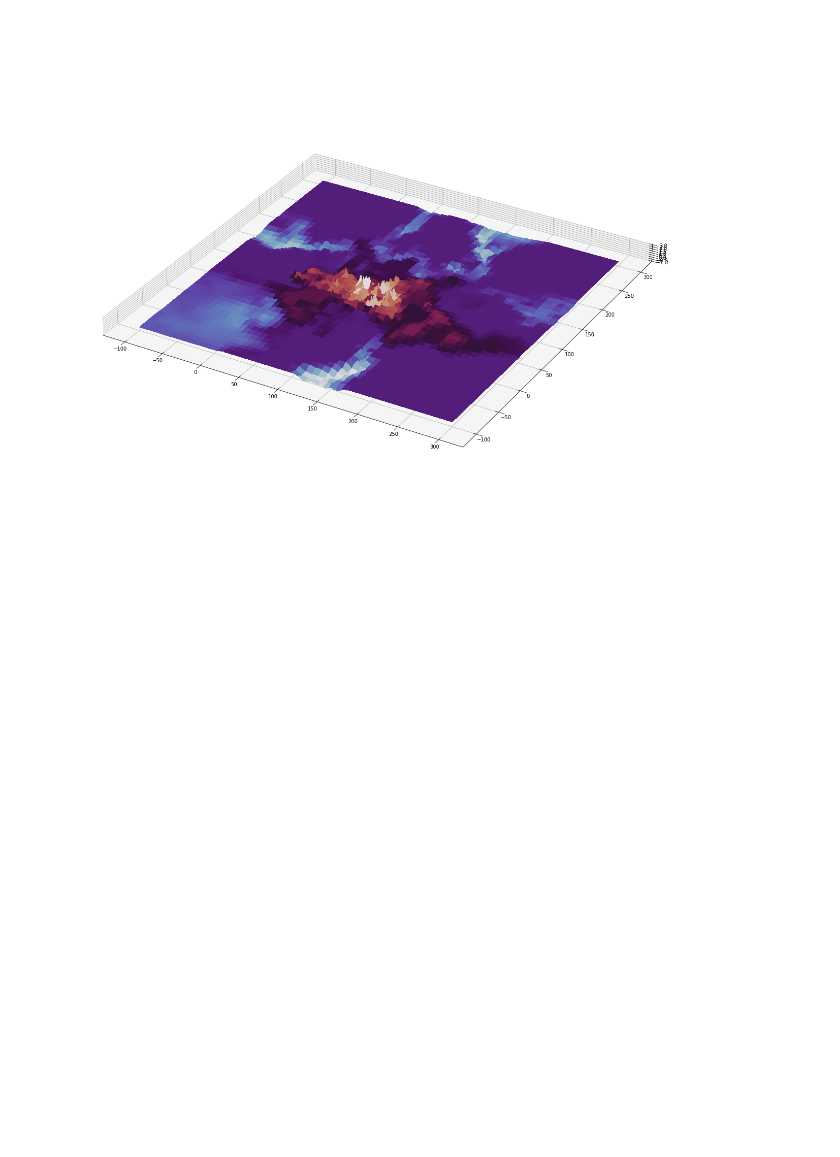
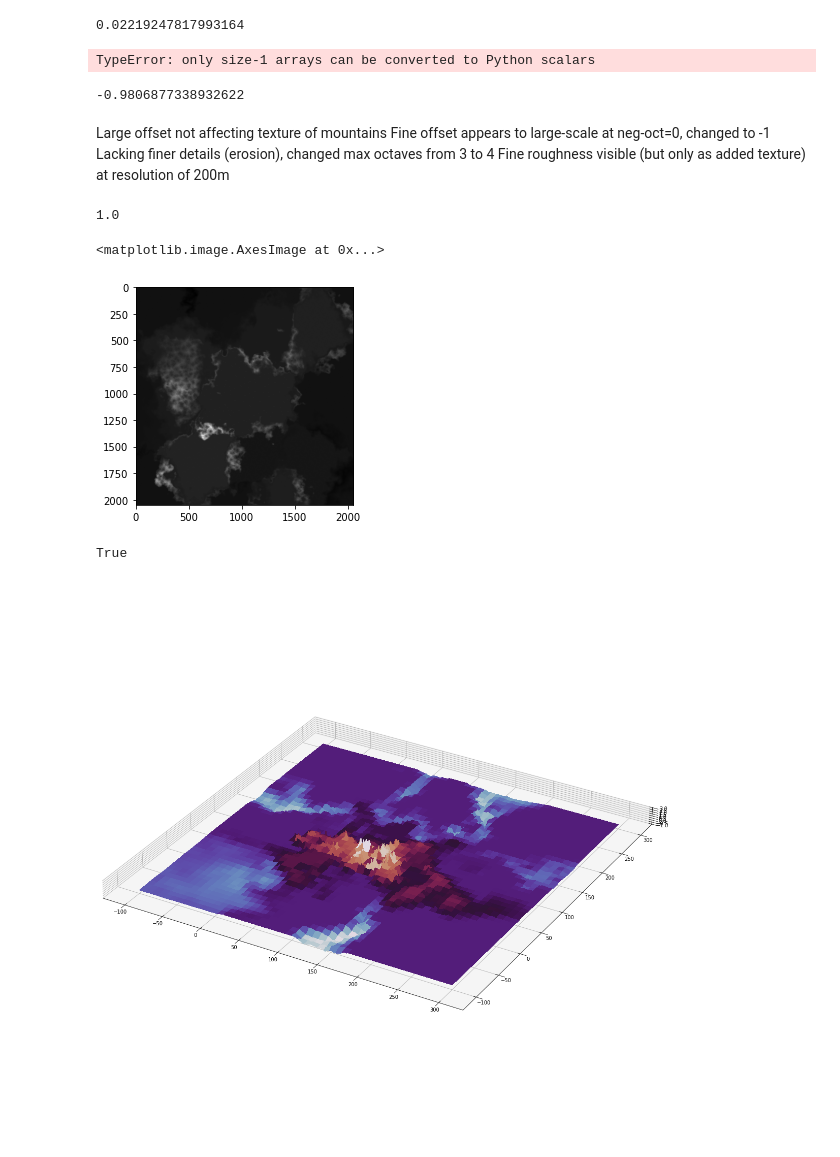
Before and after one commit to EddieMcT/Map_Generator, a Jupyter notebook: landscape generator.ipynb, the cells around one changed output. Saved outputs shown, nothing was run; the diff lists cells and outputs as text; code cells hidden in the pictures; blank space fills up the shorter version.

```diff
--- a/landscape generator.ipynb
+++ b/landscape generator.ipynb
@@ -48,3 +77,50 @@ plt.show()
+# %%
+
+upres=0.1
+offs = [10,-10]
+scale = 0.2
+start = time.time()
+X,Y,Z = show_map_3d(my_perl,int(my_landscape.long*upres),int(my_landscape.lat*upres),scale/upres,[my_landscape.long*0.5+offs[0],my_landscape.lat*0.5+offs[1]],vectorised = False, offset=1,fine_offset=1,mountainsca=1)
+
+end = time.time()
+print(end-start)
+
+start = time.time()
+X,Y,Z2 = show_map_3d(my_perl,int(my_landscape.long*upres),int(my_landscape.lat*upres),scale/upres,[my_landscape.long*0.5+offs[0],my_landscape.lat*0.5+offs[1]],vectorised = True, offset=1,fine_offset=1,mountainsca=1)
+
+end = time.time()
+print(end-start)
+# %% [output]
+0.02219247817993164
+TypeError: only size-1 arrays can be converted to Python scalars
+# %%
+np.min(Z)
+# %% [output]
+-0.9806877338932622
+# %% [markdown]
+Large offset not affecting texture of mountains
+Fine offset appears to large-scale at neg-oct=0, changed to -1
+Lacking finer details (erosion), changed max octaves from 3 to 4
+Fine roughness visible (but only as added texture) at resolution of 200m
+# %%
+Z = Z + -1 * np.min(Z)
+# %%
+Z = Z /np.max(Z)
+# %%
+Z = Z.astype(np.float32)
+# %%
+np.max(Z)
+# %% [output]
+1.0
+# %%
+plt.imshow(Z, cmap = "gray")
+# %% [output]
+<matplotlib.image.AxesImage at 0x...>
+[figure, added]
+# %%
+cv2.imwrite("heightmap4.tiff",Z)#(Z * 255/np.max(Z)))
+# %% [output]
+True
 # %%
 upres = 10
 # %%
```
Also changed, not shown: parts of 7 cells of this notebook, 9 other files.
